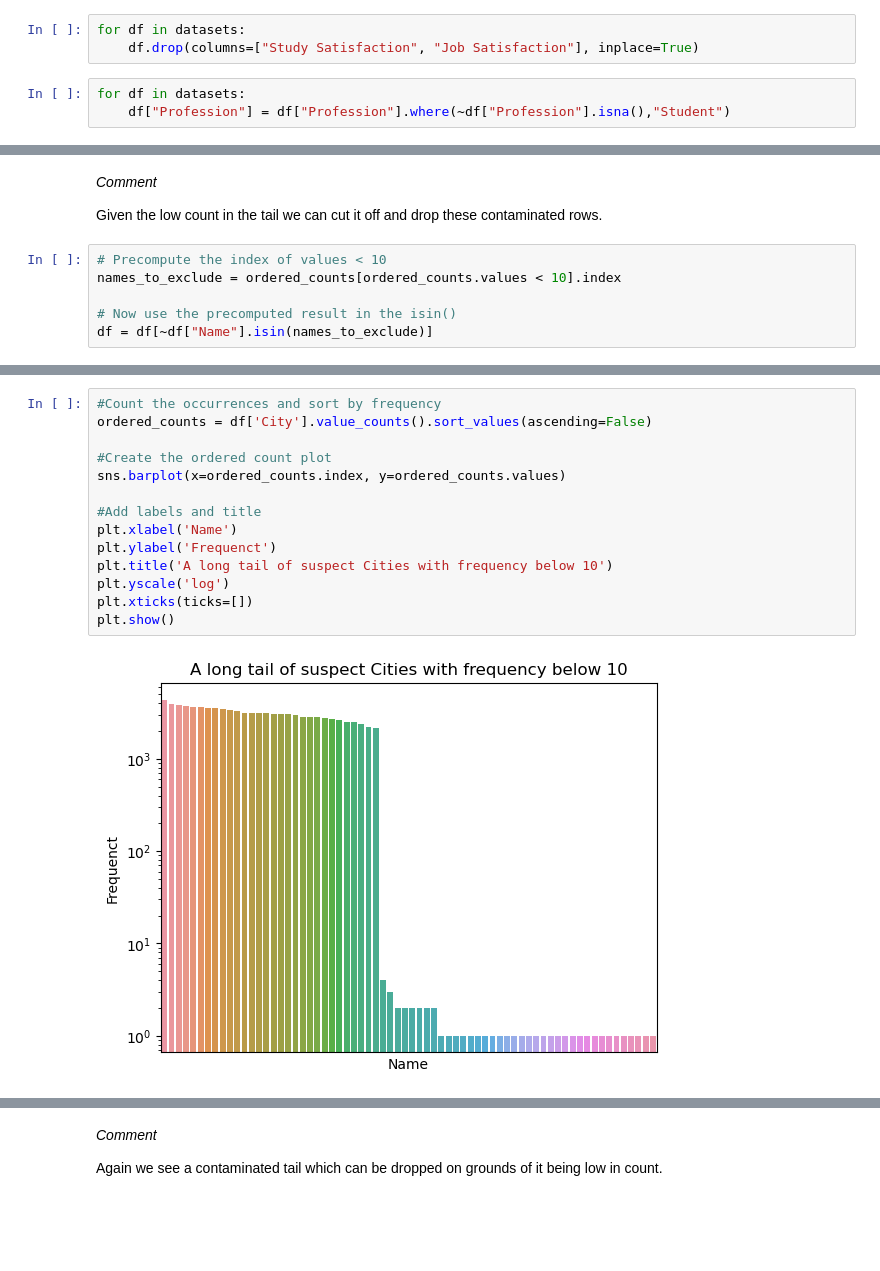
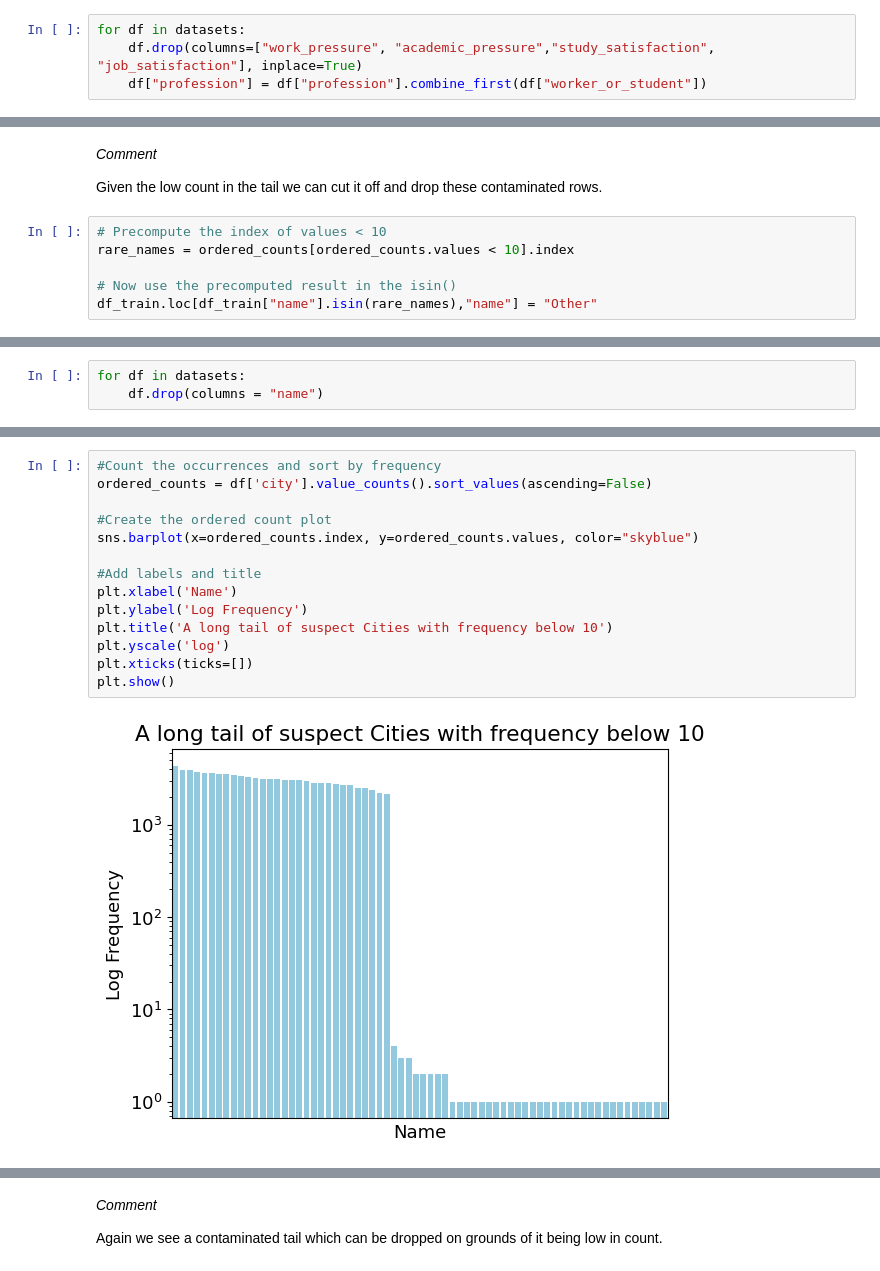
Before and after one commit to Joehmyers/mental-health-classification-experiment, a Jupyter notebook: kaggle_mental_health_competition.ipynb, the cells around one changed output, grey strips where cells are left out. Cells and saved outputs as stored; diff of their text form; blank space fills up the shorter version.

```diff
--- a/kaggle_mental_health_competition.ipynb
+++ b/kaggle_mental_health_competition.ipynb
@@ -278,6 +343,4 @@ for df in datasets:
 # %%
 for df in datasets:
-    df.drop(columns=["Study Satisfaction", "Job Satisfaction"], inplace=True)
+    df.drop(columns=["work_pressure", "academic_pressure","study_satisfaction", "job_satisfaction"], inplace=True)
+    df["profession"] = df["profession"].combine_first(df["worker_or_student"])
-# %%
-for df in datasets:
-    df["Profession"] = df["Profession"].where(~df["Profession"].isna(),"Student")
@@ -356,7 +391,7 @@ ordered_counts[ordered_counts.values < 10].values.sum()
 Given the low count in the tail we can cut it off and drop these contaminated rows.
 # %%
 # Precompute the index of values < 10
-names_to_exclude = ordered_counts[ordered_counts.values < 10].index
+rare_names = ordered_counts[ordered_counts.values < 10].index
 
 # Now use the precomputed result in the isin()
-df = df[~df["Name"].isin(names_to_exclude)]
+df_train.loc[df_train["name"].isin(rare_names),"name"] = "Other"
@@ -374,0 +406,3 @@ plt.show()
+# %%
+for df in datasets:
+    df.drop(columns = "name")
@@ -375,16 +420,16 @@ plt.show()
 # %%
 #Count the occurrences and sort by frequency
-ordered_counts = df['City'].value_counts().sort_values(ascending=False)
+ordered_counts = df['city'].value_counts().sort_values(ascending=False)
 
 #Create the ordered count plot
-sns.barplot(x=ordered_counts.index, y=ordered_counts.values)
+sns.barplot(x=ordered_counts.index, y=ordered_counts.values, color="skyblue")
 
 #Add labels and title
 plt.xlabel('Name')
-plt.ylabel('Frequenct')
+plt.ylabel('Log Frequency')
 plt.title('A long tail of suspect Cities with frequency below 10')
 plt.yscale('log')
 plt.xticks(ticks=[])
 plt.show()
 # %% [output]
-[figure, old version]
+[figure, new version]
```
Also changed, not shown: parts of 143 cells of this notebook.
